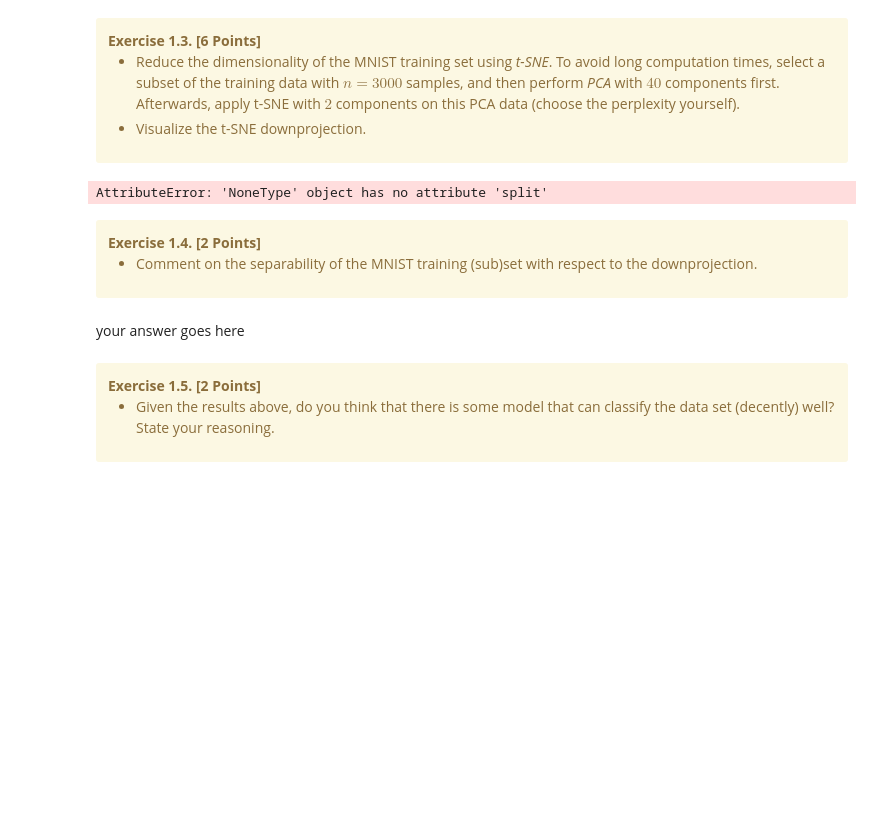
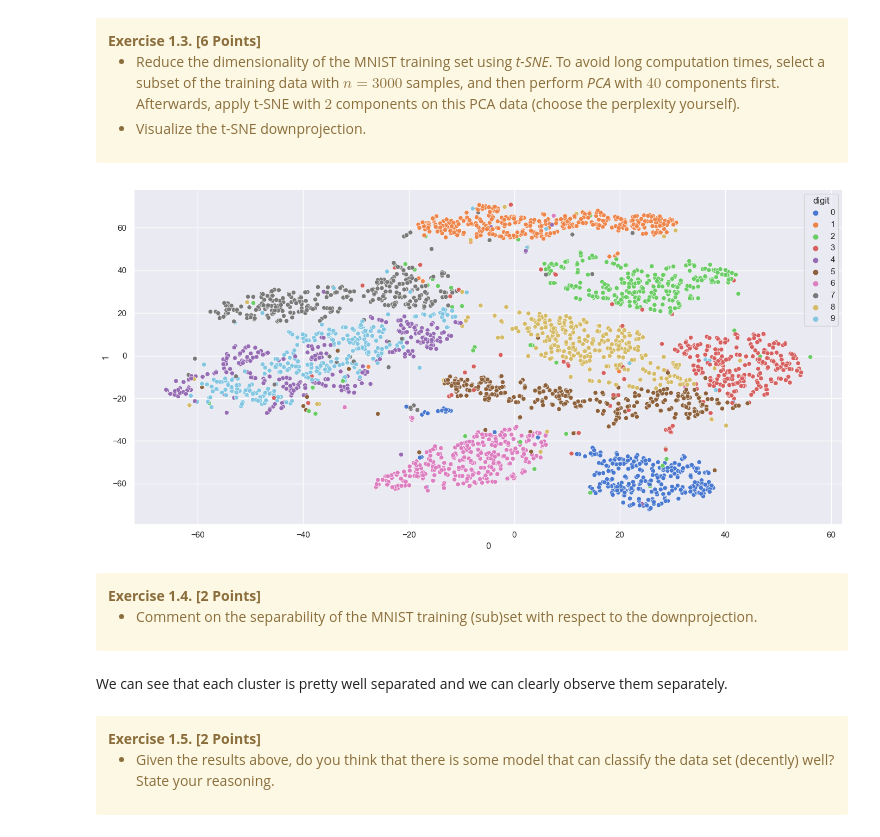
Before and after one commit to estepanoffiz/Hands-On-AI-, a Jupyter notebook: Assignment 2/U2_Assignment.ipynb, the cells around one changed output. Drawn from its saved outputs; the diff is of its cells as text; code cells hidden in the pictures; blank space fills up the shorter version.

```diff
--- a/Assignment 2/U2_Assignment.ipynb
+++ b/Assignment 2/U2_Assignment.ipynb
@@ -115,11 +111,11 @@ Features:784
 # %%
 mnist_train_subset = data_mnist_train.sample(3000)
 mnist_train_subset_X, mnist_train_subset_Y = mnist_train_subset.drop(columns='digit'), mnist_train_subset['digit']
 data_mnist_pca = u2.apply_pca(n_components=40, data=mnist_train_subset_X)
 data_mnist_tsne = u2.apply_tsne(n_components=2, data=data_mnist_pca, perplexity=30)
-u2.plot_points_2d(data=data_mnist_tsne, targets=mnist_train_subset_X, figsize=(14, 7))
+u2.plot_points_2d(data=data_mnist_tsne, targets=mnist_train_subset_Y, figsize=(14, 7))
 # %% [output]
-AttributeError: 'NoneType' object has no attribute 'split'
+[figure, added]
 # %% [markdown]
 <div class="alert alert-warning">
     <b>Exercise 1.4. [2 Points]</b>
@@ -128,7 +124,7 @@ AttributeError: 'NoneType' object has no attribute 'split'
     </ul>
 </div>
 # %% [markdown]
-your answer goes here
+We can see that each cluster is pretty well separated and we can  clearly observe them separately.
 # %% [markdown]
 <div class="alert alert-warning">
     <b>Exercise 1.5. [2 Points]</b>
```
Also changed, not shown: parts of 19 cells of this notebook, 2 other files.
